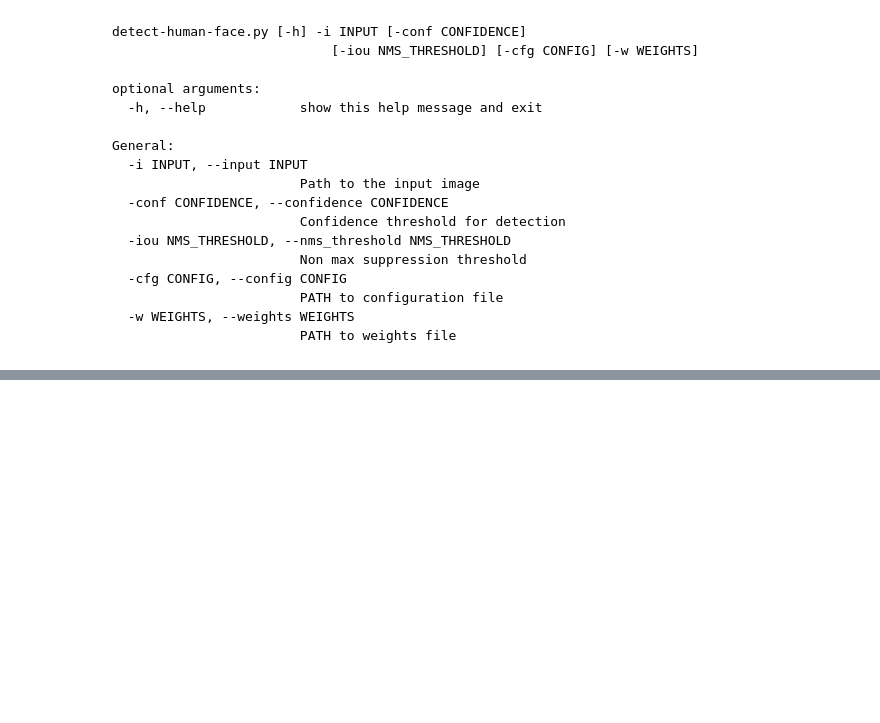
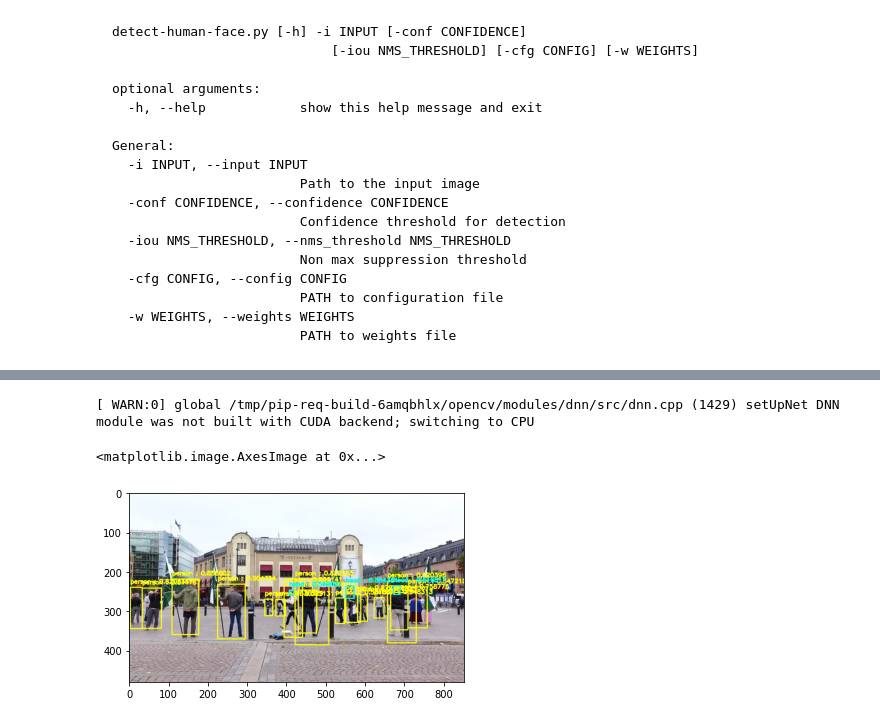
Before and after one commit to ash2703/darknet, a Jupyter notebook: fynd_final.ipynb, the cells around one changed output, grey strips where cells are left out. Cells and saved outputs as stored; diff of their text form; code cells hidden in the pictures; blank space fills up the shorter version.

Commit message:
updated ipynb for multiple test images

```diff
--- a/fynd_final.ipynb
+++ b/fynd_final.ipynb
@@ -170,2 +191,11 @@ class:  head : 0.508105
 <matplotlib.image.AxesImage at 0x...>
 [figure]
+# %%
+!python detect-human-face.py -i "/content/drive/My Drive/darknet/Images/284193,25000bf8e44b8.jpg" -conf 0.5 -iou 0.4
+
+img = plt.imread("prediction.jpg")  #imshow inside the script for some reason
+plt.imshow(img)
+# %% [output]
+[ WARN:0] global /tmp/pip-req-build-6amqbhlx/opencv/modules/dnn/src/dnn.cpp (1429) setUpNet DNN module was not built with CUDA backend; switching to CPU
+<matplotlib.image.AxesImage at 0x...>
+[figure, added]
```
Also changed, not shown: parts of 4 cells of this notebook.
